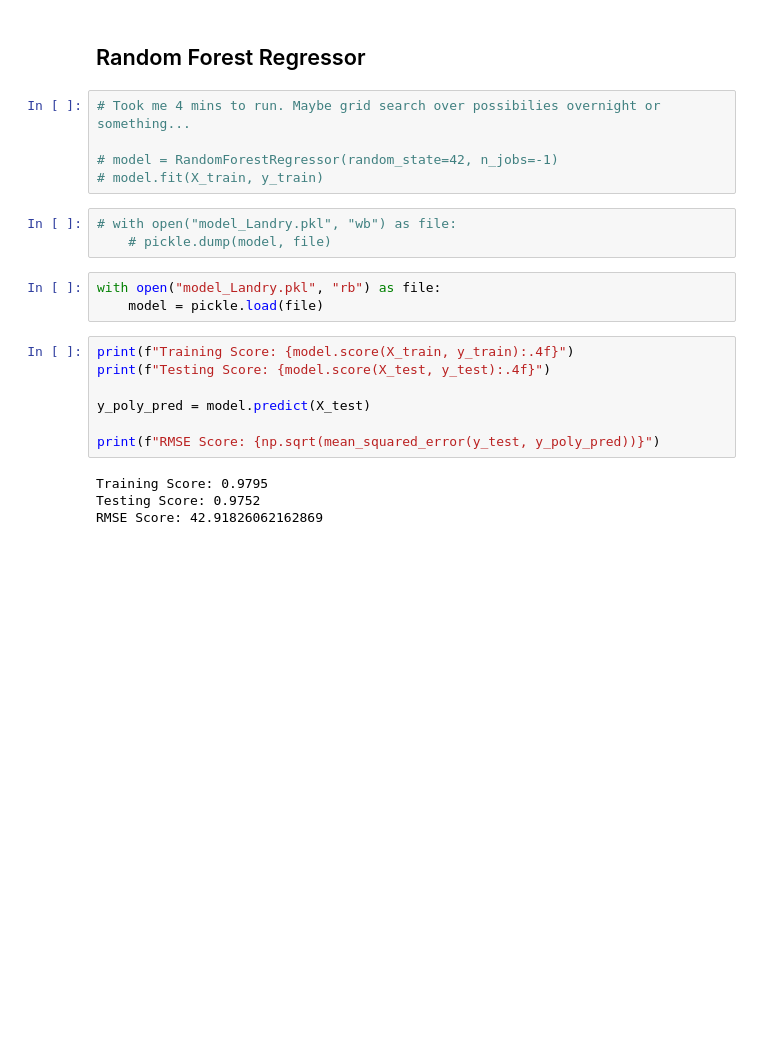
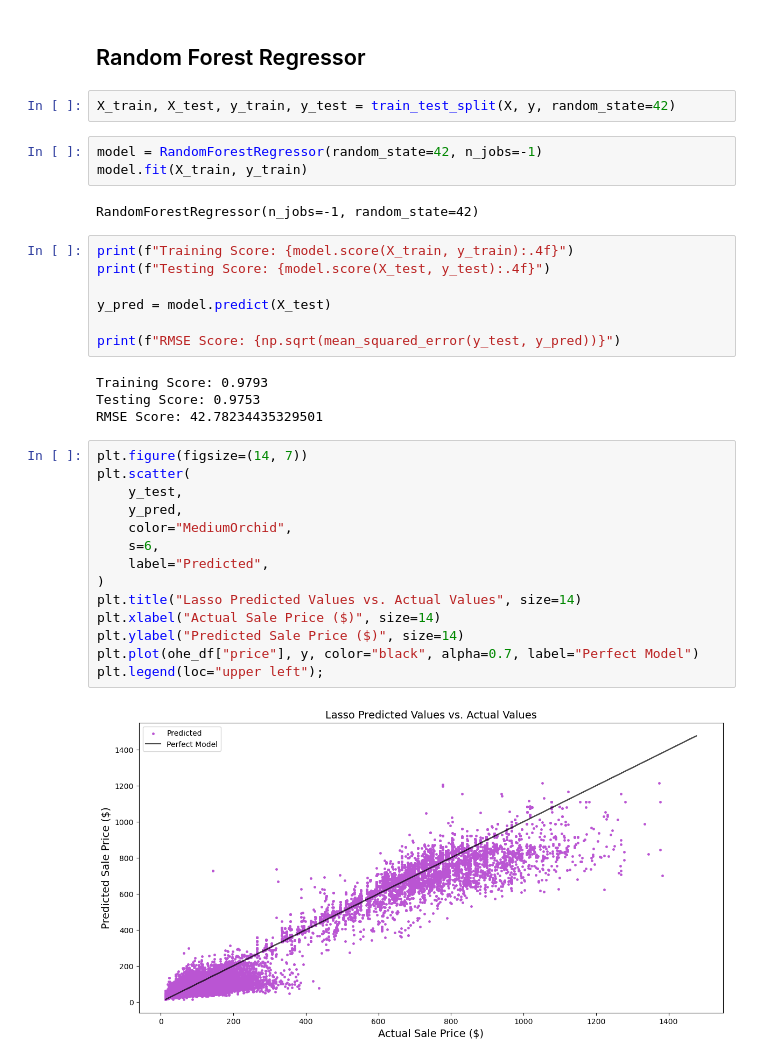
Before and after one commit to LandryHouston/Flight_Price_Prediction, a Jupyter notebook: code/03_modeling_Landry.ipynb, the cells around one changed output. Drawn from its saved outputs; the diff is of its cells as text; blank space fills up the shorter version.

```diff
--- a/code/03_modeling_Landry.ipynb
+++ b/code/03_modeling_Landry.ipynb
@@ -70,24 +44,36 @@ RMSE Score: 66.70355736929486
 # %% [markdown]
 ## Random Forest Regressor
+# %%
+X_train, X_test, y_train, y_test = train_test_split(X, y, random_state=42)
 # %%
-# Took me 4 mins to run. Maybe grid search over possibilies overnight or something...
-
-# model = RandomForestRegressor(random_state=42, n_jobs=-1)
-# model.fit(X_train, y_train)
+model = RandomForestRegressor(random_state=42, n_jobs=-1)
+model.fit(X_train, y_train)
+# %% [output]
+RandomForestRegressor(n_jobs=-1, random_state=42)
-# %%
-# with open("model_Landry.pkl", "wb") as file:
-    # pickle.dump(model, file)
-# %%
-with open("model_Landry.pkl", "rb") as file:
-    model = pickle.load(file)
 # %%
 print(f"Training Score: {model.score(X_train, y_train):.4f}")
 print(f"Testing Score: {model.score(X_test, y_test):.4f}")
 
-y_poly_pred = model.predict(X_test)
+y_pred = model.predict(X_test)
 
-print(f"RMSE Score: {np.sqrt(mean_squared_error(y_test, y_poly_pred))}")
+print(f"RMSE Score: {np.sqrt(mean_squared_error(y_test, y_pred))}")
 # %% [output]
-Training Score: 0.9795
-Testing Score: 0.9752
-RMSE Score: 42.91826062162869
+Training Score: 0.9793
+Testing Score: 0.9753
+RMSE Score: 42.78234435329501
+# %%
+plt.figure(figsize=(14, 7))
+plt.scatter(
+    y_test,
+    y_pred,
+    color="MediumOrchid",
+    s=6,
+    label="Predicted",
+)
+plt.title("Lasso Predicted Values vs. Actual Values", size=14)
+plt.xlabel("Actual Sale Price ($)", size=14)
+plt.ylabel("Predicted Sale Price ($)", size=14)
+plt.plot(ohe_df["price"], y, color="black", alpha=0.7, label="Perfect Model")
+plt.legend(loc="upper left");
+# %% [output]
+[figure, added]
```
Also changed, not shown: parts of 8 cells of this notebook, 3 other files.
